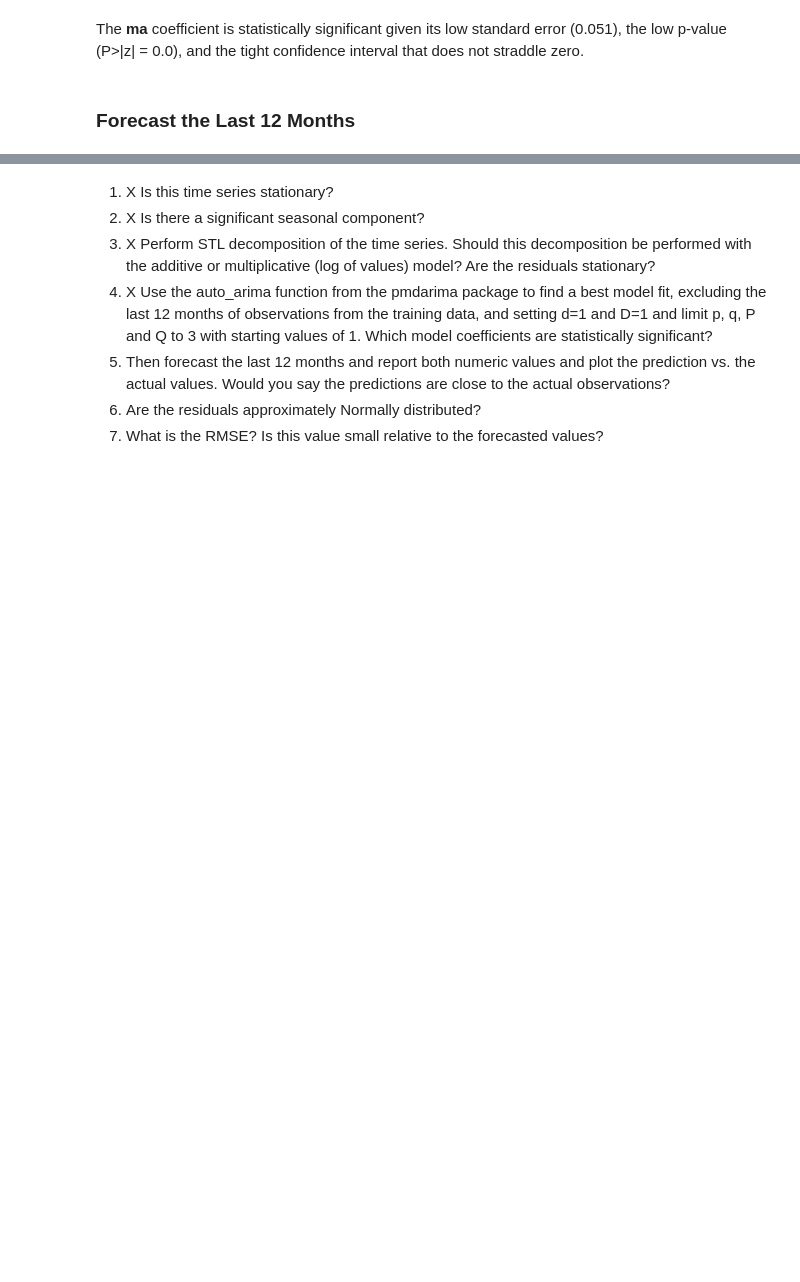
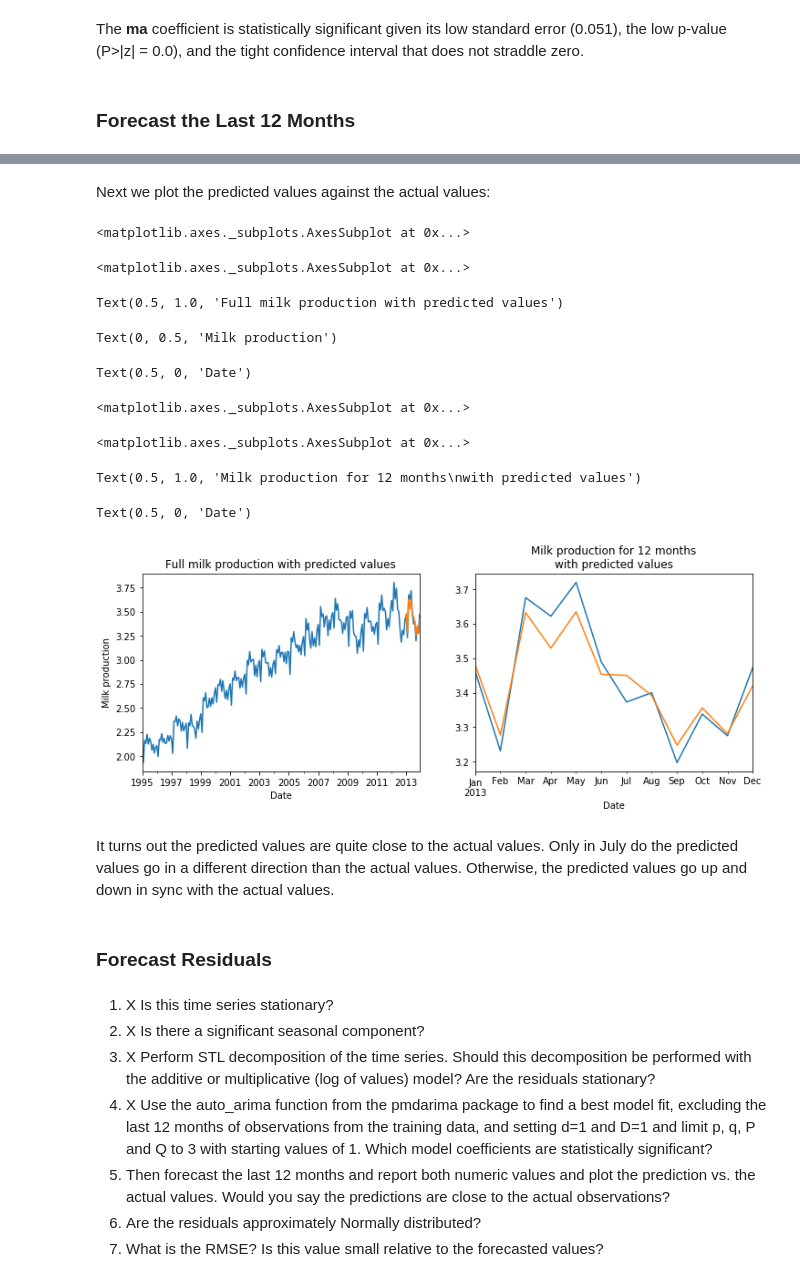
Before and after one commit to pelorenz/data-science-410, a Jupyter notebook: PeterLorenz-L08-Timeseries.ipynb, the cells around one changed output, grey strips where cells are left out. Drawn from its saved outputs; the diff is of its cells as text; code cells hidden in the pictures; blank space fills up the shorter version.

Commit message:
Forecast

```diff
--- a/PeterLorenz-L08-Timeseries.ipynb
+++ b/PeterLorenz-L08-Timeseries.ipynb
@@ -230,0 +231,4 @@ We now try to leverage our model to forecast the last 12 months of the series, c
+# %%
+prediction = pd.Series(best_model.predict(n_periods=12),
+                       index=pd.date_range(start='1-2013', end='1-2014', freq='M'))
+prediction
@@ -231,3 +249,32 @@ We now try to leverage our model to forecast the last 12 months of the series, c
+# %% [markdown]
+Next we plot the predicted values against the actual values:
+# %%
+fig, ax = plt.subplots(nrows=1, ncols=2, figsize=(12, 4))
+milk.plot(ax=ax[0])
+prediction.plot(ax=ax[0])
+ax[0].set_title('Full milk production with predicted values')
+ax[0].set_ylabel('Milk production')
+ax[0].set_xlabel('Date')
+
+milk['1-2013':].plot(ax=ax[1])
+prediction.plot(ax=ax[1])
+ax[1].set_title('Milk production for 12 months\nwith predicted values')
+ax[1].set_xlabel('Date')
+# %% [output]
+<matplotlib.axes._subplots.AxesSubplot at 0x...>
+<matplotlib.axes._subplots.AxesSubplot at 0x...>
+Text(0.5, 1.0, 'Full milk production with predicted values')
+Text(0, 0.5, 'Milk production')
+Text(0.5, 0, 'Date')
+<matplotlib.axes._subplots.AxesSubplot at 0x...>
+<matplotlib.axes._subplots.AxesSubplot at 0x...>
+Text(0.5, 1.0, 'Milk production for 12 months\nwith predicted values')
+Text(0.5, 0, 'Date')
+[figure, added]
+# %% [markdown]
+It turns out the predicted values are quite close to the actual values. Only in July do the predicted values go in a different direction than the actual values. Otherwise, the predicted values go up and down in sync with the actual values.
+# %% [markdown]
+### Forecast Residuals
 # %% [markdown]
 1. X Is this time series stationary?
 2. X Is there a significant seasonal component?
```
Also changed, not shown: parts of 2 cells of this notebook.
